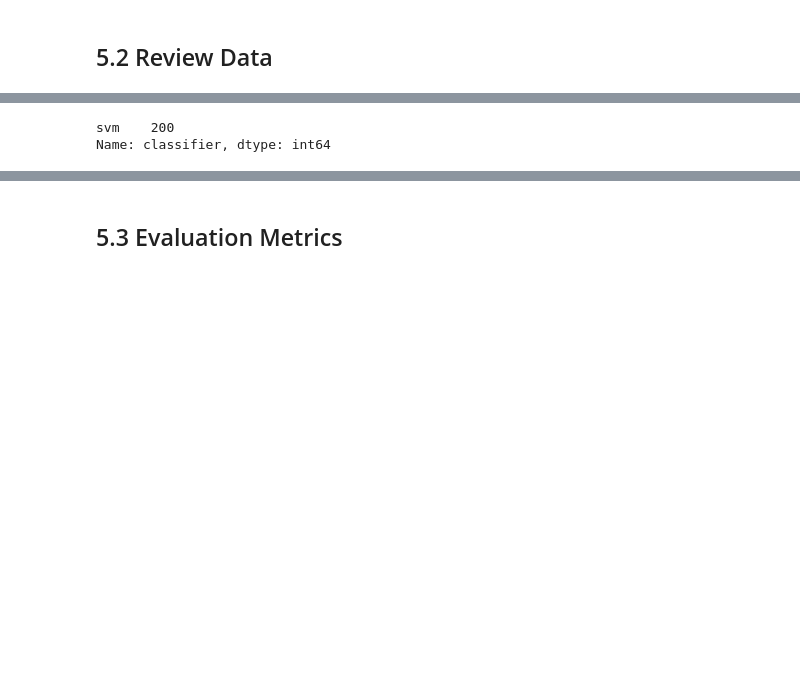
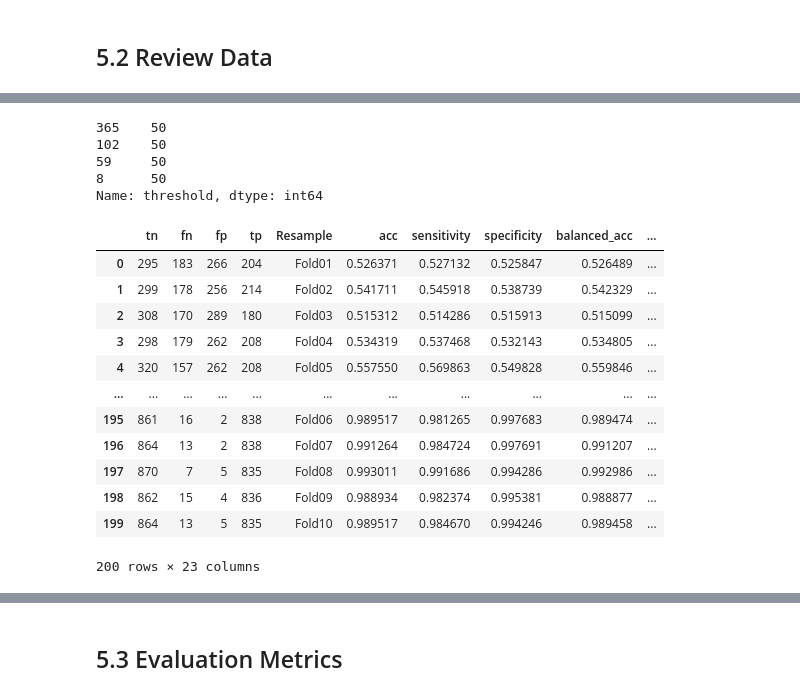
Before and after one commit to gomesluiz/long-lived-bug-predictor, a Jupyter notebook: notebooks/20200912_long_lived_prediction_rq4_data_analysis.ipynb, the cells around one changed output, grey strips where cells are left out. Saved outputs shown, nothing was run; the diff lists cells and outputs as text; code cells hidden in the pictures; blank space fills up the shorter version.

```diff
--- a/notebooks/20200912_long_lived_prediction_rq4_data_analysis.ipynb
+++ b/notebooks/20200912_long_lived_prediction_rq4_data_analysis.ipynb
@@ -484,19 +484,36 @@ eclipse_metrics_in_train.head()
 # %%
-eclipse_metrics_in_train['classifier'].value_counts()
+eclipse_metrics_in_train['threshold'].value_counts()
 # %% [output]
-svm    200
-Name: classifier, dtype: int64
+365    50
+102    50
+59     50
+8      50
+Name: threshold, dtype: int64
 # %%
 eclipse_best_metrics_in_train = pd.DataFrame()
-for term in [100, 150, 200, 250, 300]:
-    eclipse_metrics_in_train_filtered  = eclipse_metrics_in_train.loc[eclipse_metrics_in_train.max_term == term]
-    eclipse_metrics_in_train_grouped   = eclipse_metrics_in_train_filtered.groupby(['feature', 'balancing', 'max_term', '']).agg({'balanced_acc': 'mean'})
+for threshold in [365, 102, 59, 8]:
+    eclipse_metrics_in_train_filtered  = eclipse_metrics_in_train.loc[eclipse_metrics_in_train.threshold == threshold]
+    eclipse_metrics_in_train_grouped   = eclipse_metrics_in_train_filtered.groupby(['feature', 'balancing', 'max_term', 'threshold']).agg({'balanced_acc': 'mean'})
     eclipse_metrics_in_train_flattened = eclipse_metrics_in_train_grouped.reset_index()
 
     if eclipse_best_metrics_in_train.empty:
        eclipse_best_metrics_in_train = pd.DataFrame(columns=eclipse_metrics_in_train_flattened.columns)
 
     eclipse_best_metrics_in_train.loc[eclipse_best_metrics_in_train.size] = eclipse_metrics_in_train_flattened.iloc[0]
 
-eclipse_metrics_in_train=pd.merge(eclipse_metrics_in_train, eclipse_best_metrics_in_train[['feature', 'balancing', 'max_term']], on=['feature', 'balancing', 'max_term'])
+eclipse_metrics_in_train=pd.merge(eclipse_metrics_in_train, eclipse_best_metrics_in_train[['feature', 'balancing', 'max_term', 'threshold']], on=['feature', 'balancing', 'max_term', 'threshold'])
 eclipse_metrics_in_train
+# %% [output]
+|  | tn | fn | fp | tp | Resample | acc | sensitivity | specificity | balanced_acc | ... |
+| 0 | 295 | 183 | 266 | 204 | Fold01 | 0.526371 | 0.527132 | 0.525847 | 0.526489 | ... |
+| 1 | 299 | 178 | 256 | 214 | Fold02 | 0.541711 | 0.545918 | 0.538739 | 0.542329 | ... |
+| 2 | 308 | 170 | 289 | 180 | Fold03 | 0.515312 | 0.514286 | 0.515913 | 0.515099 | ... |
+| 3 | 298 | 179 | 262 | 208 | Fold04 | 0.534319 | 0.537468 | 0.532143 | 0.534805 | ... |
+| 4 | 320 | 157 | 262 | 208 | Fold05 | 0.557550 | 0.569863 | 0.549828 | 0.559846 | ... |
+| ... | ... | ... | ... | ... | ... | ... | ... | ... | ... | ... |
+| 195 | 861 | 16 | 2 | 838 | Fold06 | 0.989517 | 0.981265 | 0.997683 | 0.989474 | ... |
+| 196 | 864 | 13 | 2 | 838 | Fold07 | 0.991264 | 0.984724 | 0.997691 | 0.991207 | ... |
+| 197 | 870 | 7 | 5 | 835 | Fold08 | 0.993011 | 0.991686 | 0.994286 | 0.992986 | ... |
+| 198 | 862 | 15 | 4 | 836 | Fold09 | 0.988934 | 0.982374 | 0.995381 | 0.988877 | ... |
+| 199 | 864 | 13 | 5 | 835 | Fold10 | 0.989517 | 0.984670 | 0.994246 | 0.989458 | ... |
+200 rows × 23 columns
```
Also changed, not shown: parts of 2 cells of this notebook, 1 other file.
